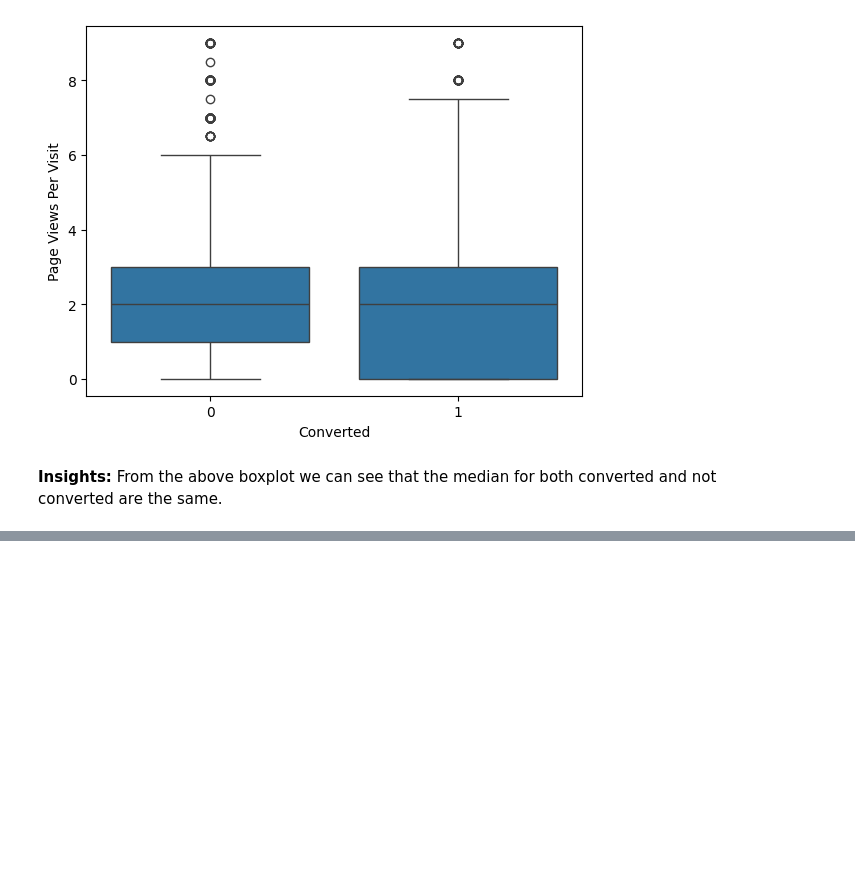
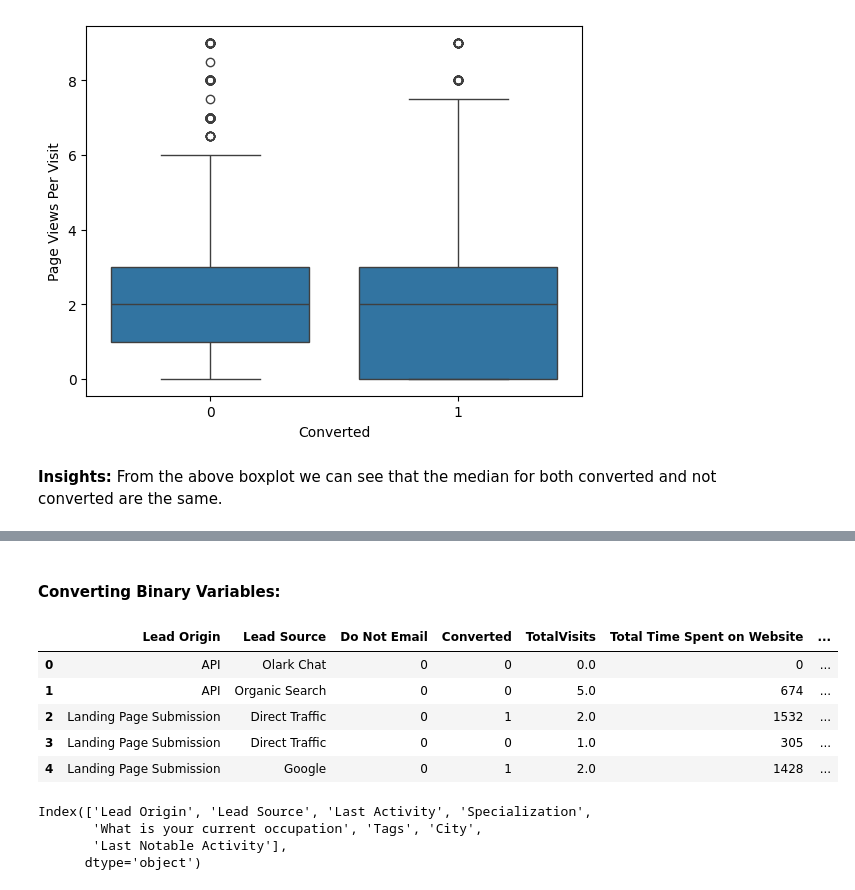
Before and after one commit to AkankshaDwivedi/lead-scoring-assignment, a Jupyter notebook: Lead_Scoring_Assignment_Akanksha.ipynb, the cells around one changed output, grey strips where cells are left out. Cells and saved outputs as stored; diff of their text form; code cells hidden in the pictures; blank space fills up the shorter version.

```diff
--- a/Lead_Scoring_Assignment_Akanksha.ipynb
+++ b/Lead_Scoring_Assignment_Akanksha.ipynb
@@ -1233,0 +1247,29 @@ From the above boxplot we can see that the median for both converted and not con
+# %% [markdown]
+#### Converting Binary Variables:
+# %%
+# From the above table we can see that 'Do Not Email' and 'A free copy of Mastering The Interview'
+# are binary columns and these should be converted to 0/1
+
+binary_cols = ['Do Not Email', 'A free copy of Mastering The Interview']
+
+for col in binary_cols:
+    lead_df[col] = lead_df[col].map({'Yes': 1, 'No': 0})
+# %%
+lead_df.head()
+# %% [output]
+|  | Lead Origin | Lead Source | Do Not Email | Converted | TotalVisits | Total Time Spent on Website | ... |
+| 0 | API | Olark Chat | 0 | 0 | 0.0 | 0 | ... |
+| 1 | API | Organic Search | 0 | 0 | 5.0 | 674 | ... |
+| 2 | Landing Page Submission | Direct Traffic | 0 | 1 | 2.0 | 1532 | ... |
+| 3 | Landing Page Submission | Direct Traffic | 0 | 0 | 1.0 | 305 | ... |
+| 4 | Landing Page Submission | Google | 0 | 1 | 2.0 | 1428 | ... |
+# %%
+# Get the list of categorical columns, for dummy variable creation
+
+cat_cols = lead_df.select_dtypes(include=['object']).columns
+cat_cols
+# %% [output]
+Index(['Lead Origin', 'Lead Source', 'Last Activity', 'Specialization',
+       'What is your current occupation', 'Tags', 'City',
+       'Last Notable Activity'],
+      dtype='object')
```
Also changed, not shown: parts of 25 cells of this notebook.
